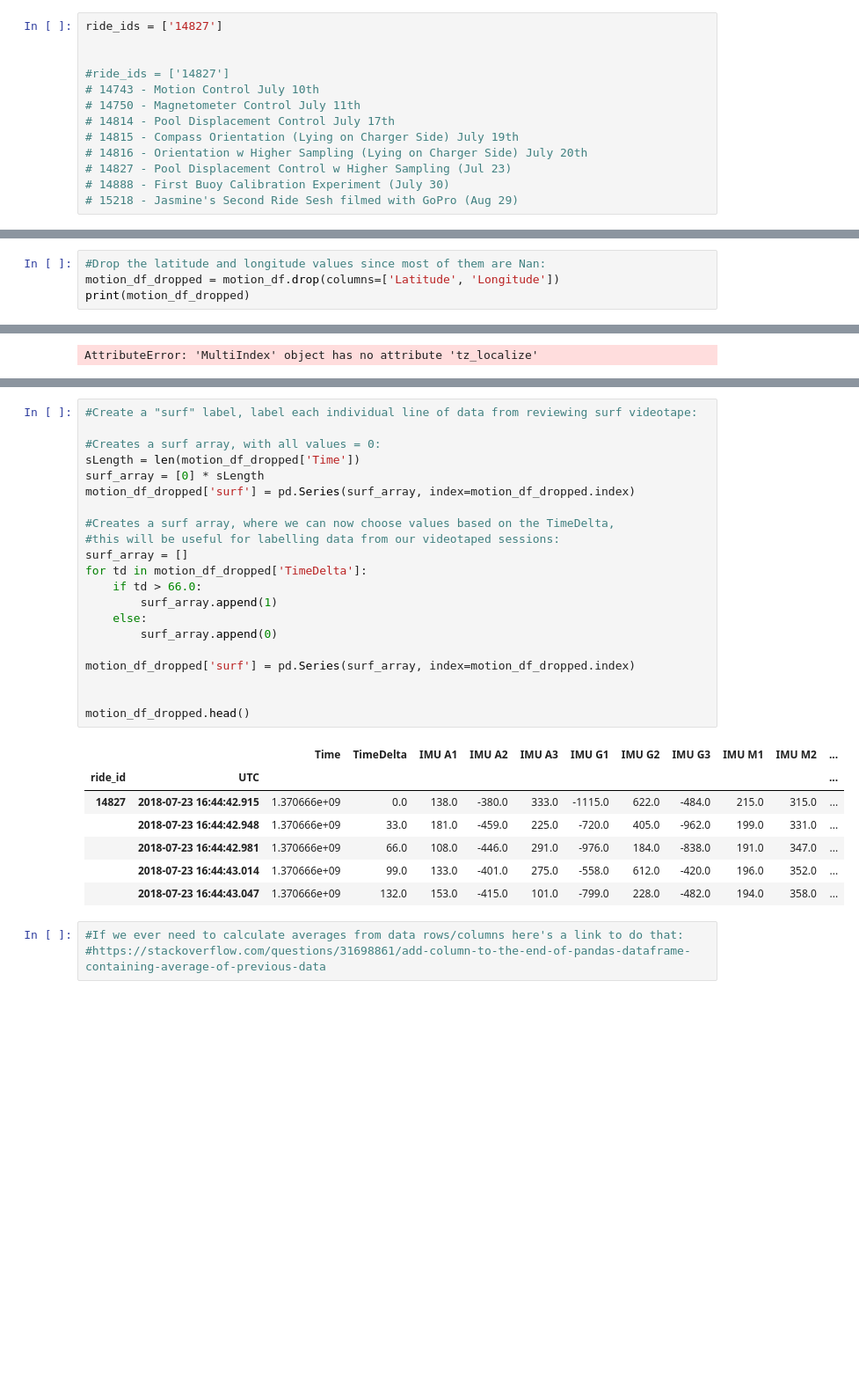
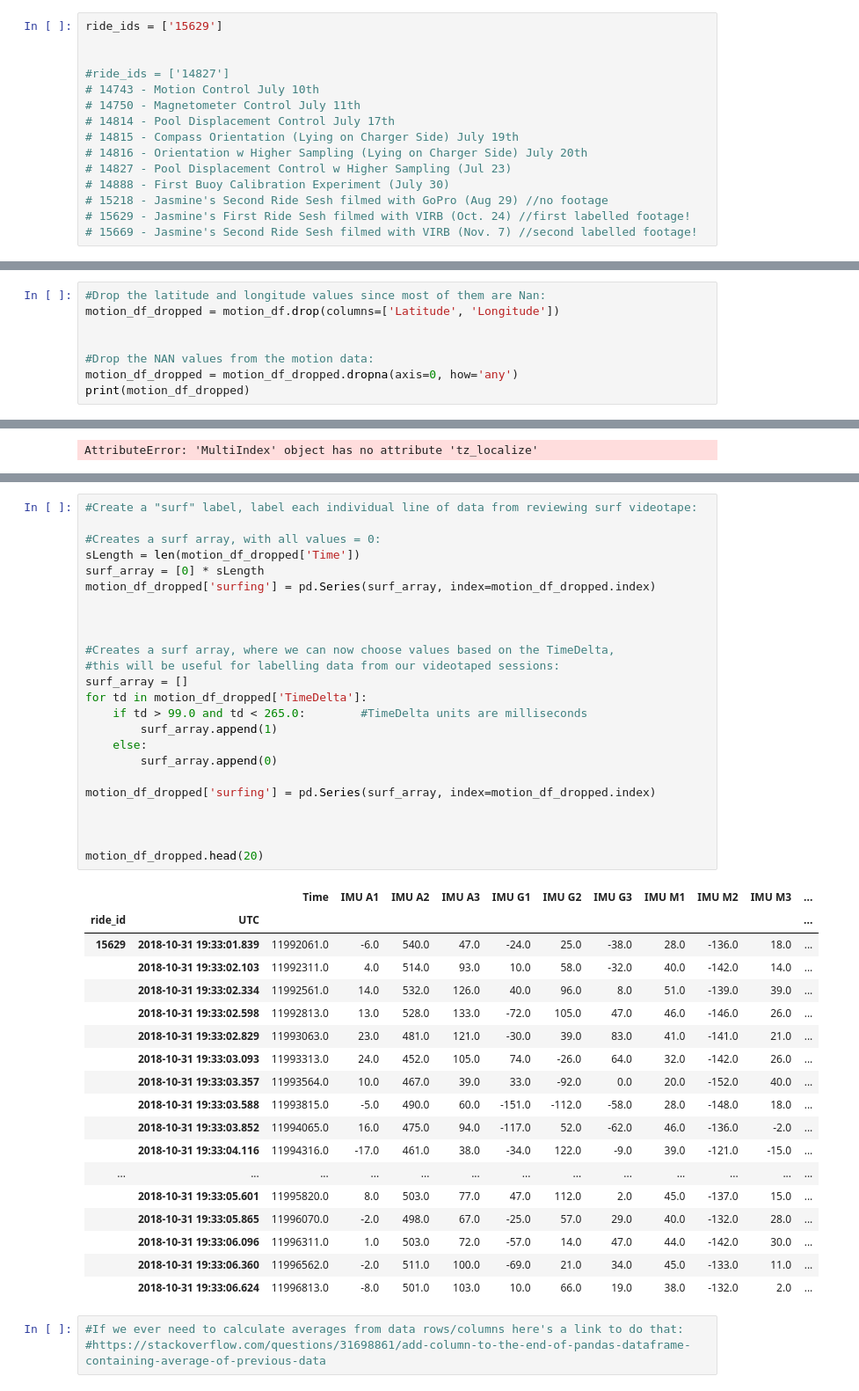
Before and after one commit to pjsimmon/CSE_199H-ML-Predicting-Surfer-Motion, a Jupyter notebook: LogisticRegressionPython_StepByStep.ipynb, the cells around one changed output, grey strips where cells are left out. Shown: that part at 88% size. Saved outputs shown, nothing was run; the diff lists cells and outputs as text; blank space fills up the shorter version.

Commit message:
Made footage labels mroe clear

```diff
--- a/LogisticRegressionPython_StepByStep.ipynb
+++ b/LogisticRegressionPython_StepByStep.ipynb
@@ -44,7 +44,7 @@ print(list(data.columns))
 (0, 13)
 ['UTC', 'Time', 'IMU A1', 'IMU A2', 'IMU A3', 'IMU G1', 'IMU G2', 'IMU G3', 'IMU M1', 'IMU M2', 'IMU M3', 'Latitude', 'Longitude']
 # %%
-ride_ids = ['14827']
+ride_ids = ['15629']
 
 
 #ride_ids = ['14827']
@@ -55,7 +55,9 @@ ride_ids = ['14827']
 # 14816 - Orientation w Higher Sampling (Lying on Charger Side) July 20th
 # 14827 - Pool Displacement Control w Higher Sampling (Jul 23)
 # 14888 - First Buoy Calibration Experiment (July 30)
-# 15218 - Jasmine's Second Ride Sesh filmed with GoPro (Aug 29)
+# 15218 - Jasmine's Second Ride Sesh filmed with GoPro (Aug 29) //no footage
+# 15629 - Jasmine's First Ride Sesh filmed with VIRB (Oct. 24) //first labelled footage!
+# 15669 - Jasmine's Second Ride Sesh filmed with VIRB (Nov. 7) //second labelled footage!
 # %%
 #%% Fin ID scraper
 # Input fin ID, get all ride IDs
@@ -198,5 +202,9 @@ ride_id UTC
 # %%
 #Drop the latitude and longitude values since most of them are Nan:
 motion_df_dropped = motion_df.drop(columns=['Latitude', 'Longitude'])
+
+
+#Drop the NAN values from the motion data:
+motion_df_dropped = motion_df_dropped.dropna(axis=0, how='any')
 print(motion_df_dropped)
 # %% [output]
@@ -272,32 +280,46 @@ motion_df_dropped.head(10)
 # %%
 #Create a "surf" label, label each individual line of data from reviewing surf videotape:
 
 #Creates a surf array, with all values = 0:
 sLength = len(motion_df_dropped['Time'])
 surf_array = [0] * sLength
-motion_df_dropped['surf'] = pd.Series(surf_array, index=motion_df_dropped.index)
+motion_df_dropped['surfing'] = pd.Series(surf_array, index=motion_df_dropped.index)
+
+
 
 #Creates a surf array, where we can now choose values based on the TimeDelta,
 #this will be useful for labelling data from our videotaped sessions:
 surf_array = []
 for td in motion_df_dropped['TimeDelta']:
-    if td > 66.0:
+    if td > 99.0 and td < 265.0:        #TimeDelta units are milliseconds
         surf_array.append(1)
     else:
         surf_array.append(0)
 
-motion_df_dropped['surf'] = pd.Series(surf_array, index=motion_df_dropped.index)
+motion_df_dropped['surfing'] = pd.Series(surf_array, index=motion_df_dropped.index)
 
 
-motion_df_dropped.head()
+
+motion_df_dropped.head(20)
 # %% [output]
-|  |  | Time | TimeDelta | IMU A1 | IMU A2 | IMU A3 | IMU G1 | IMU G2 | IMU G3 | IMU M1 | IMU M2 | ... |
+|  |  | Time | IMU A1 | IMU A2 | IMU A3 | IMU G1 | IMU G2 | IMU G3 | IMU M1 | IMU M2 | IMU M3 | ... |
 | ride_id | UTC |  |  |  |  |  |  |  |  |  |  | ... |
-| 14827 | 2018-07-23 16:44:42.915 | 1.370666e+09 | 0.0 | 138.0 | -380.0 | 333.0 | -1115.0 | 622.0 | -484.0 | 215.0 | 315.0 | ... |
-|  | 2018-07-23 16:44:42.948 | 1.370666e+09 | 33.0 | 181.0 | -459.0 | 225.0 | -720.0 | 405.0 | -962.0 | 199.0 | 331.0 | ... |
-|  | 2018-07-23 16:44:42.981 | 1.370666e+09 | 66.0 | 108.0 | -446.0 | 291.0 | -976.0 | 184.0 | -838.0 | 191.0 | 347.0 | ... |
-|  | 2018-07-23 16:44:43.014 | 1.370666e+09 | 99.0 | 133.0 | -401.0 | 275.0 | -558.0 | 612.0 | -420.0 | 196.0 | 352.0 | ... |
-|  | 2018-07-23 16:44:43.047 | 1.370666e+09 | 132.0 | 153.0 | -415.0 | 101.0 | -799.0 | 228.0 | -482.0 | 194.0 | 358.0 | ... |
+| 15629 | 2018-10-31 19:33:01.839 | 11992061.0 | -6.0 | 540.0 | 47.0 | -24.0 | 25.0 | -38.0 | 28.0 | -136.0 | 18.0 | ... |
+|  | 2018-10-31 19:33:02.103 | 11992311.0 | 4.0 | 514.0 | 93.0 | 10.0 | 58.0 | -32.0 | 40.0 | -142.0 | 14.0 | ... |
+|  | 2018-10-31 19:33:02.334 | 11992561.0 | 14.0 | 532.0 | 126.0 | 40.0 | 96.0 | 8.0 | 51.0 | -139.0 | 39.0 | ... |
+|  | 2018-10-31 19:33:02.598 | 11992813.0 | 13.0 | 528.0 | 133.0 | -72.0 | 105.0 | 47.0 | 46.0 | -146.0 | 26.0 | ... |
+|  | 2018-10-31 19:33:02.829 | 11993063.0 | 23.0 | 481.0 | 121.0 | -30.0 | 39.0 | 83.0 | 41.0 | -141.0 | 21.0 | ... |
+|  | 2018-10-31 19:33:03.093 | 11993313.0 | 24.0 | 452.0 | 105.0 | 74.0 | -26.0 | 64.0 | 32.0 | -142.0 | 26.0 | ... |
+|  | 2018-10-31 19:33:03.357 | 11993564.0 | 10.0 | 467.0 | 39.0 | 33.0 | -92.0 | 0.0 | 20.0 | -152.0 | 40.0 | ... |
+|  | 2018-10-31 19:33:03.588 | 11993815.0 | -5.0 | 490.0 | 60.0 | -151.0 | -112.0 | -58.0 | 28.0 | -148.0 | 18.0 | ... |
+|  | 2018-10-31 19:33:03.852 | 11994065.0 | 16.0 | 475.0 | 94.0 | -117.0 | 52.0 | -62.0 | 46.0 | -136.0 | -2.0 | ... |
+|  | 2018-10-31 19:33:04.116 | 11994316.0 | -17.0 | 461.0 | 38.0 | -34.0 | 122.0 | -9.0 | 39.0 | -121.0 | -15.0 | ... |
+| ... | ... | ... | ... | ... | ... | ... | ... | ... | ... | ... | ... | ... |
+|  | 2018-10-31 19:33:05.601 | 11995820.0 | 8.0 | 503.0 | 77.0 | 47.0 | 112.0 | 2.0 | 45.0 | -137.0 | 15.0 | ... |
+|  | 2018-10-31 19:33:05.865 | 11996070.0 | -2.0 | 498.0 | 67.0 | -25.0 | 57.0 | 29.0 | 40.0 | -132.0 | 28.0 | ... |
+|  | 2018-10-31 19:33:06.096 | 11996311.0 | 1.0 | 503.0 | 72.0 | -57.0 | 14.0 | 47.0 | 44.0 | -142.0 | 30.0 | ... |
+|  | 2018-10-31 19:33:06.360 | 11996562.0 | -2.0 | 511.0 | 100.0 | -69.0 | 21.0 | 34.0 | 45.0 | -133.0 | 11.0 | ... |
+|  | 2018-10-31 19:33:06.624 | 11996813.0 | -8.0 | 501.0 | 103.0 | 10.0 | 66.0 | 19.0 | 38.0 | -132.0 | 2.0 | ... |
 # %%
 #If we ever need to calculate averages from data rows/columns here's a link to do that:
 #https://stackoverflow.com/questions/31698861/add-column-to-the-end-of-pandas-dataframe-containing-average-of-previous-data
```
Also changed, not shown: parts of 3 cells of this notebook, 1 other file.
